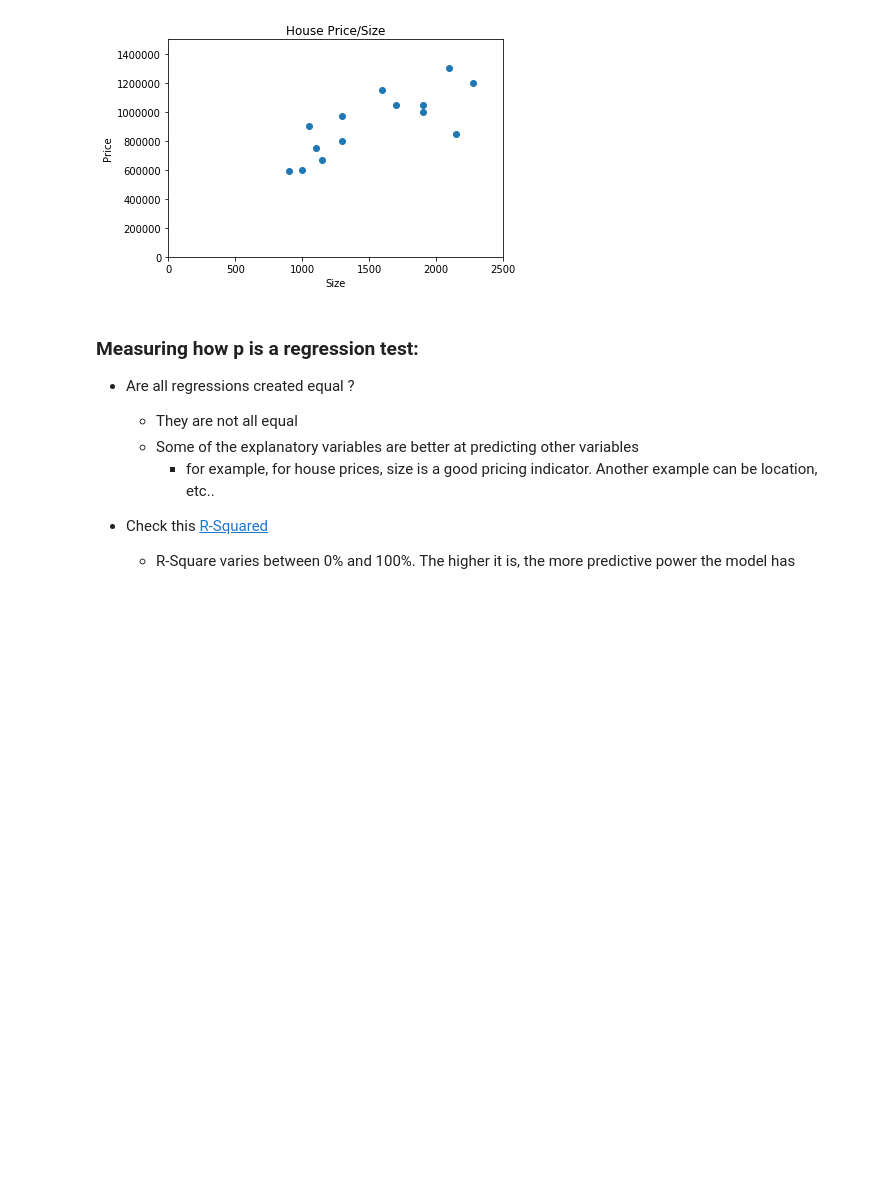
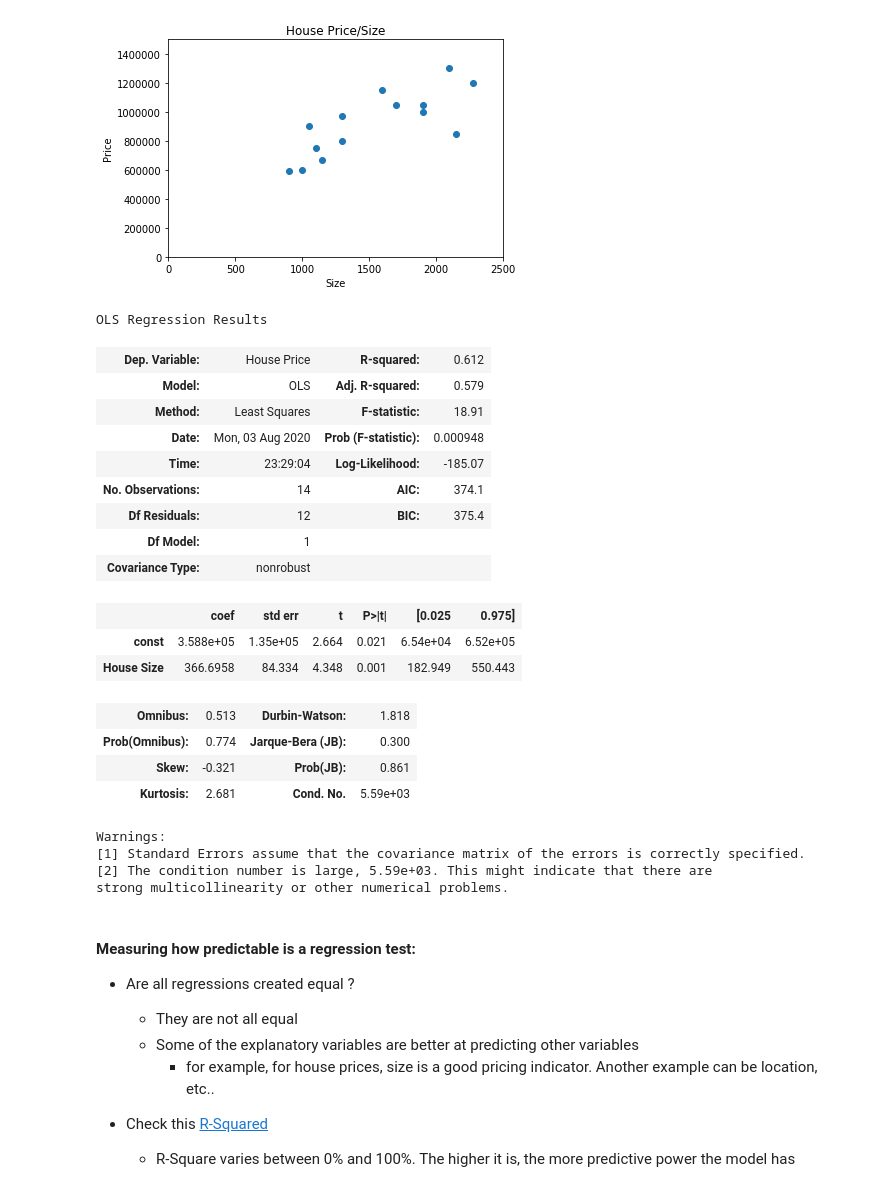
Before and after one commit to omeryesil/pyt-tutorials, a Jupyter notebook: pyt-in-finance/03_RegressionAnalysis.ipynb, the cells around one changed output. Saved outputs shown, nothing was run; the diff lists cells and outputs as text; code cells hidden in the pictures; blank space fills up the shorter version.

```diff
--- a/pyt-in-finance/03_RegressionAnalysis.ipynb
+++ b/pyt-in-finance/03_RegressionAnalysis.ipynb
@@ -114,8 +114,40 @@ plt.xlabel('Size')
 plt.show()
 # %% [output]
 [figure]
+# %%
+x1 = sm.add_constant(x)
+# Ordinary Least Squares : https://financetrain.com/ordinary-least-squares-ols
+regression = sm.OLS(y,x1).fit()
+regression.summary()
+
+# in the results, R-squared (should be 0.612 based on
+# the sample file) means, 61.2% of the results can ve explanaed
+# with the explanatory variable we used which is the House Price)
+# So, because of 61% is a high number, this is a good model
+# %% [output]
+OLS Regression Results
+| Dep. Variable: | House Price | R-squared: | 0.612 |
+| Model: | OLS | Adj. R-squared: | 0.579 |
+| Method: | Least Squares | F-statistic: | 18.91 |
+| Date: | Mon, 03 Aug 2020 | Prob (F-statistic): | 0.000948 |
+| Time: | 23:29:04 | Log-Likelihood: | -185.07 |
+| No. Observations: | 14 | AIC: | 374.1 |
+| Df Residuals: | 12 | BIC: | 375.4 |
+| Df Model: | 1 |  |  |
+| Covariance Type: | nonrobust |  |  |
+|  | coef | std err | t | P>|t| | [0.025 | 0.975] |
+| const | 3.588e+05 | 1.35e+05 | 2.664 | 0.021 | 6.54e+04 | 6.52e+05 |
+| House Size | 366.6958 | 84.334 | 4.348 | 0.001 | 182.949 | 550.443 |
+| Omnibus: | 0.513 | Durbin-Watson: | 1.818 |
+| Prob(Omnibus): | 0.774 | Jarque-Bera (JB): | 0.300 |
+| Skew: | -0.321 | Prob(JB): | 0.861 |
+| Kurtosis: | 2.681 | Cond. No. | 5.59e+03 |
+Warnings:
+[1] Standard Errors assume that the covariance matrix of the errors is correctly specified.
+[2] The condition number is large, 5.59e+03. This might indicate that there are
+strong multicollinearity or other numerical problems.
 # %% [markdown]
-### Measuring how p is a regression test:
+#### Measuring how predictable is a regression test:
 
 - Are all regressions created equal ?
   - They are not all equal
```
Also changed, not shown: parts of 4 cells of this notebook, 1 other file.
